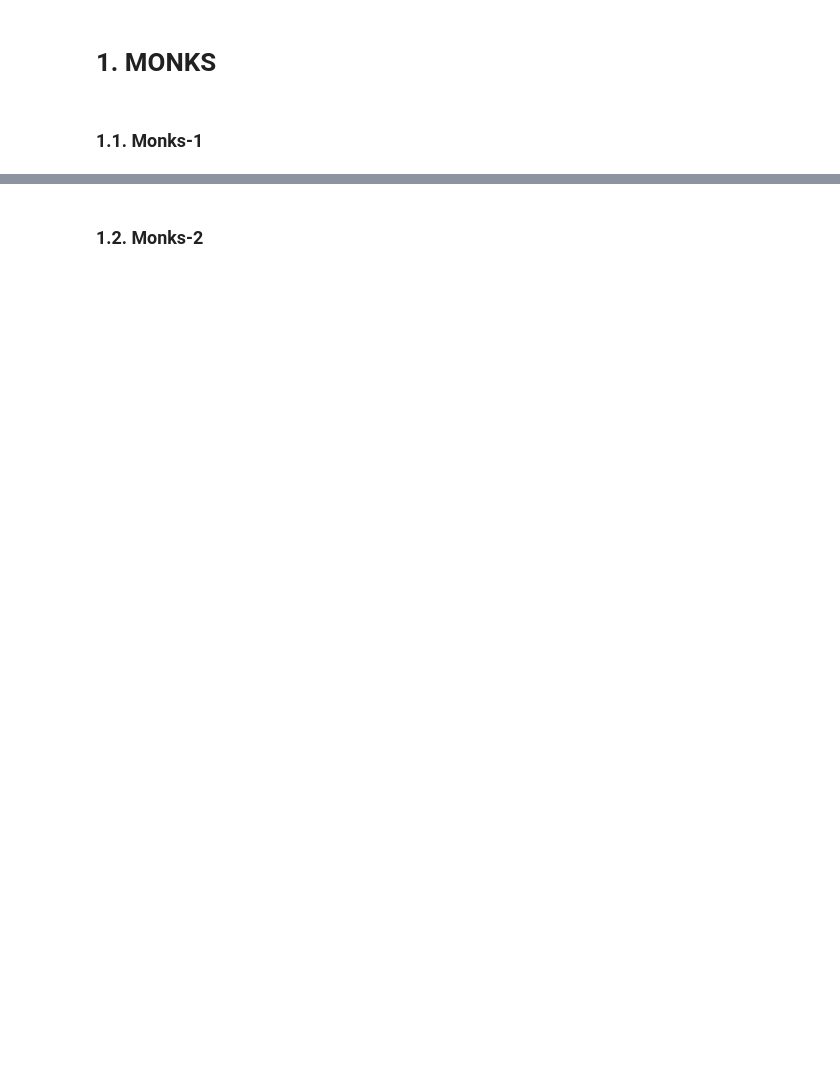
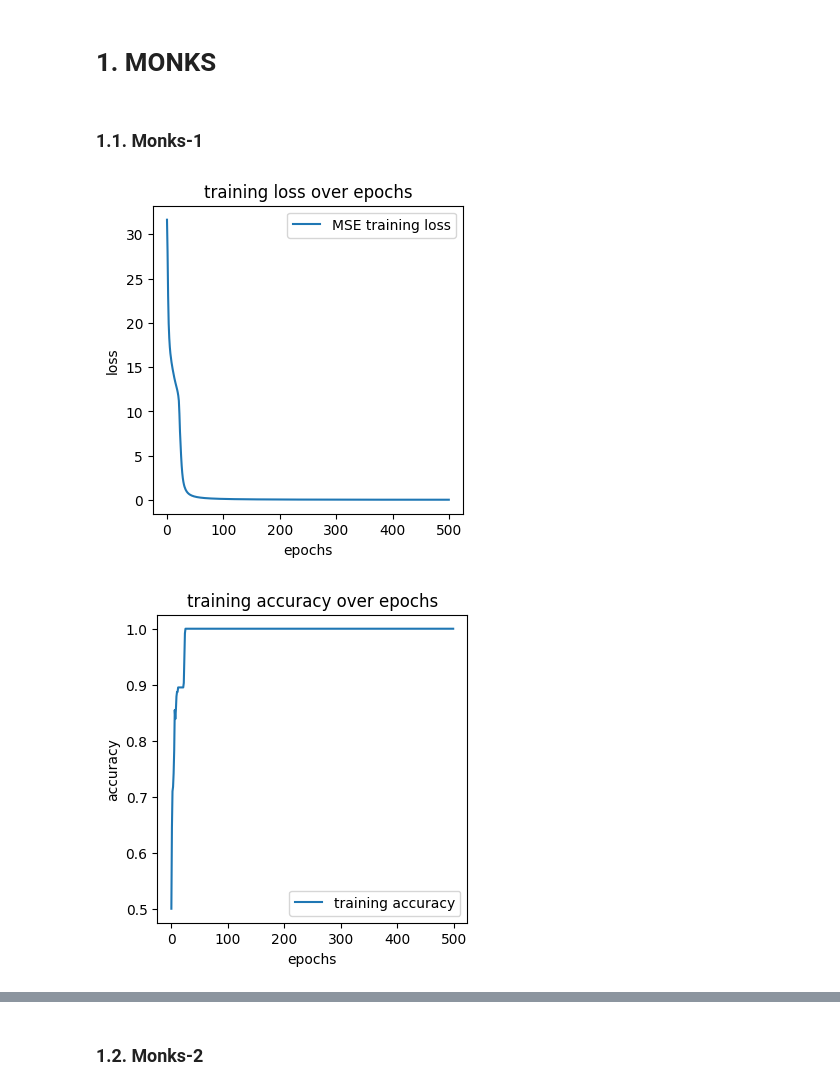
Before and after one commit to nicolapitzalis/Fully-Connected-NN-Implementation, a Jupyter notebook: notebook.ipynb, the cells around one changed output, grey strips where cells are left out. Cells and saved outputs as stored; diff of their text form; code cells hidden in the pictures; blank space fills up the shorter version.

Commit message:
various fix + nesterov impl

```diff
--- a/notebook.ipynb
+++ b/notebook.ipynb
@@ -38,24 +38,31 @@ nn_monk1 = NeuralNetwork(
     evaluation_metric_type_value=Metrics.ACCURACY.value,
     activation_hidden_type_value=ActivationFunction.SIGMOID.value,
     activation_output_type_value=ActivationFunction.SIGMOID.value,
-    learning_rate=0.2,
+    learning_rate=0.05,
     reg_lambda=0,
-    mom_alpha=0.5,
+    mom_alpha=0.9,
+    nesterov=False,
     epochs=500,
     batch_size=1,
     classification=True,
-    early_stopping=True,
+    early_stopping=False,
+    fast_stopping=False,
     linear_decay=True,
     patience=30,
     tollerance=0.00001,
-    tao=300,
+    tao=500,
     verbose=False
-    ).train_net(train_data, train_target, val_data, val_target)
+    )
+
+nn_monk1.train_net(train_data, train_target)
 # %%
 plot_over_epochs(y_values=nn_monk1.training_losses, title='training loss over epochs', y_label='loss', legend='MSE training loss')
 plot_over_epochs(y_values=nn_monk1.training_evaluations, title='training accuracy over epochs', y_label='accuracy', legend='training accuracy')
-plot_over_epochs(y_values=nn_monk1.validation_losses, title='validation loss over epochs', y_label='loss', legend='MSE validation loss')
-plot_over_epochs(y_values=nn_monk1.validation_evaluations, title='validation accuracy over epochs', y_label='accuracy', legend='validation accuracy')
+# plot_over_epochs(y_values=nn_monk1.validation_losses, title='validation loss over epochs', y_label='loss', legend='MSE validation loss')
+# plot_over_epochs(y_values=nn_monk1.validation_evaluations, title='validation accuracy over epochs', y_label='accuracy', legend='validation accuracy')
+# %% [output]
+[figure, added]
+[figure, added]
 # %%
 test_accuracy = nn_monk1.predict_and_evaluate(test_data, test_target, Metrics.ACCURACY.value)
 test_mse = nn_monk1.predict_and_evaluate(test_data, test_target, Metrics.MSE.value)
```
Also changed, not shown: parts of 24 cells of this notebook, 7 other files.
